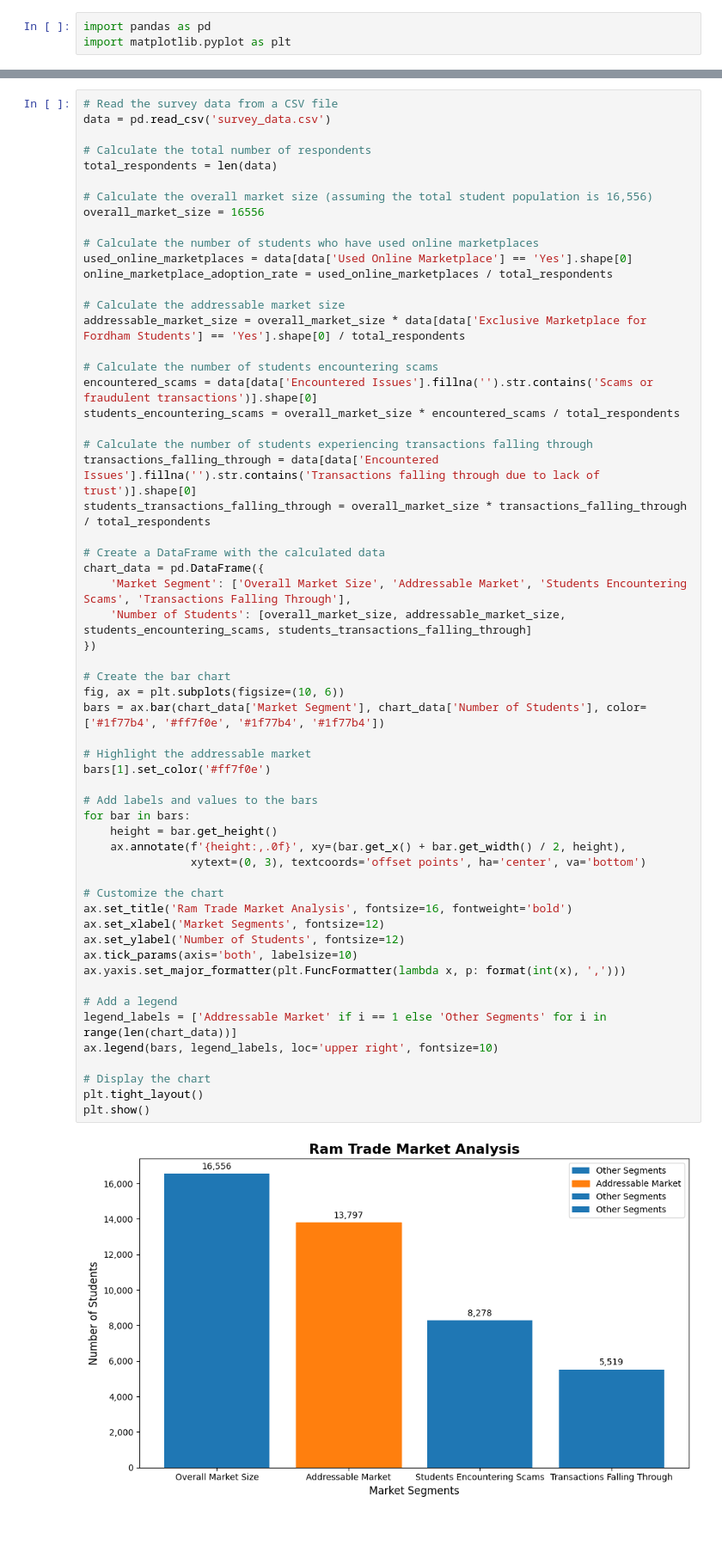
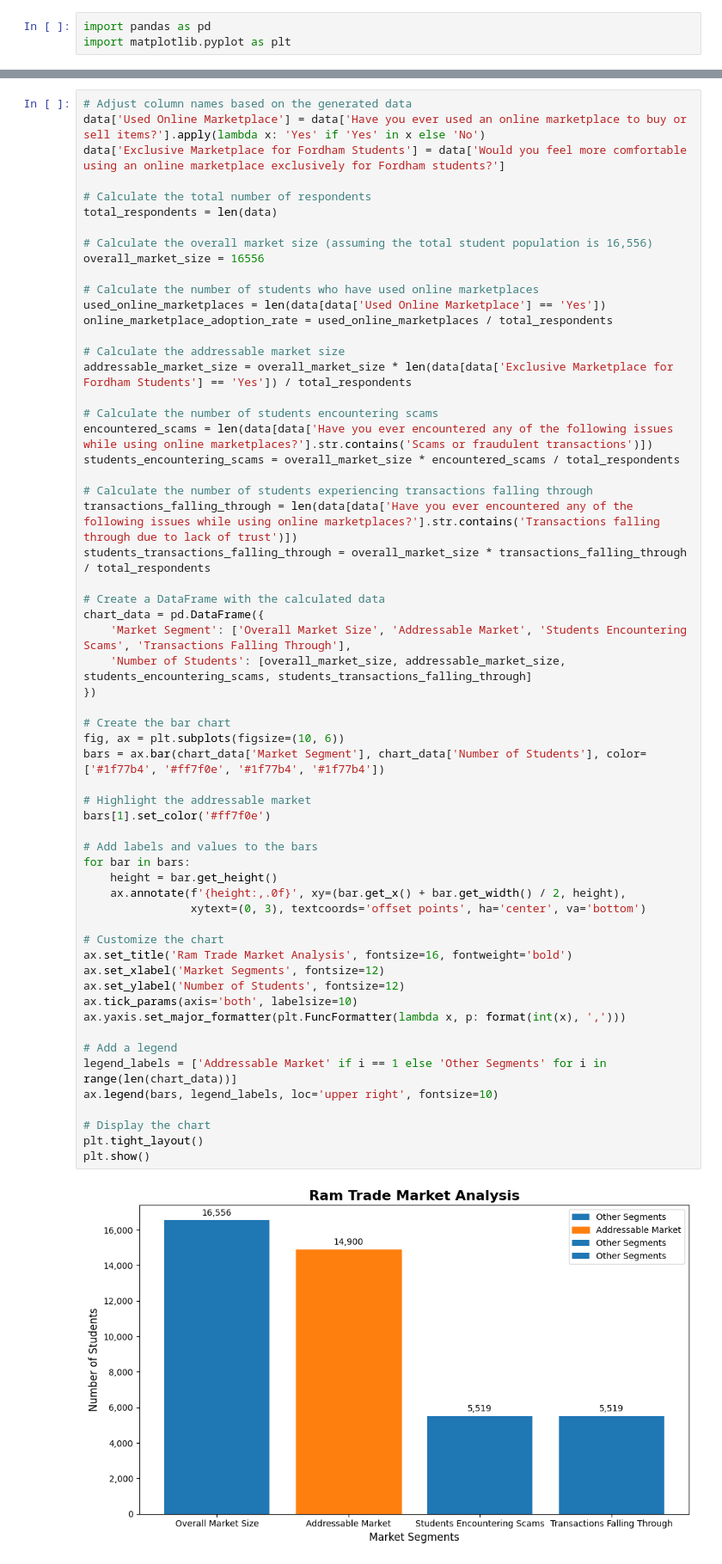
Before and after one commit to bachdumpling/ram_trade, a Jupyter notebook: survey/survey.ipynb, the cells around one changed output, grey strips where cells are left out. Shown at 86% size. Drawn from its saved outputs; the diff is of its cells as text; blank space fills up the shorter version.

```diff
--- a/survey/survey.ipynb
+++ b/survey/survey.ipynb
@@ -4,6 +7,7 @@ import matplotlib.pyplot as plt
 # %%
-# Read the survey data from a CSV file
-data = pd.read_csv('survey_data.csv')
+# Adjust column names based on the generated data
+data['Used Online Marketplace'] = data['Have you ever used an online marketplace to buy or sell items?'].apply(lambda x: 'Yes' if 'Yes' in x else 'No')
+data['Exclusive Marketplace for Fordham Students'] = data['Would you feel more comfortable using an online marketplace exclusively for Fordham students?']
 
 # Calculate the total number of respondents
 total_respondents = len(data)
@@ -12,18 +16,18 @@ total_respondents = len(data)
 overall_market_size = 16556
 
 # Calculate the number of students who have used online marketplaces
-used_online_marketplaces = data[data['Used Online Marketplace'] == 'Yes'].shape[0]
+used_online_marketplaces = len(data[data['Used Online Marketplace'] == 'Yes'])
 online_marketplace_adoption_rate = used_online_marketplaces / total_respondents
 
 # Calculate the addressable market size
-addressable_market_size = overall_market_size * data[data['Exclusive Marketplace for Fordham Students'] == 'Yes'].shape[0] / total_respondents
+addressable_market_size = overall_market_size * len(data[data['Exclusive Marketplace for Fordham Students'] == 'Yes']) / total_respondents
 
 # Calculate the number of students encountering scams
-encountered_scams = data[data['Encountered Issues'].fillna('').str.contains('Scams or fraudulent transactions')].shape[0]
+encountered_scams = len(data[data['Have you ever encountered any of the following issues while using online marketplaces?'].str.contains('Scams or fraudulent transactions')])
 students_encountering_scams = overall_market_size * encountered_scams / total_respondents
 
 # Calculate the number of students experiencing transactions falling through
-transactions_falling_through = data[data['Encountered Issues'].fillna('').str.contains('Transactions falling through due to lack of trust')].shape[0]
+transactions_falling_through = len(data[data['Have you ever encountered any of the following issues while using online marketplaces?'].str.contains('Transactions falling through due to lack of trust')])
 students_transactions_falling_through = overall_market_size * transactions_falling_through / total_respondents
 
 # Create a DataFrame with the calculated data
@@ -33,32 +37,32 @@ chart_data = pd.DataFrame({
 })
 
 # Create the bar chart
 fig, ax = plt.subplots(figsize=(10, 6))
 bars = ax.bar(chart_data['Market Segment'], chart_data['Number of Students'], color=['#1f77b4', '#ff7f0e', '#1f77b4', '#1f77b4'])
 
 # Highlight the addressable market
 bars[1].set_color('#ff7f0e')
 
 # Add labels and values to the bars
 for bar in bars:
     height = bar.get_height()
     ax.annotate(f'{height:,.0f}', xy=(bar.get_x() + bar.get_width() / 2, height),
                 xytext=(0, 3), textcoords='offset points', ha='center', va='bottom')
 
 # Customize the chart
 ax.set_title('Ram Trade Market Analysis', fontsize=16, fontweight='bold')
 ax.set_xlabel('Market Segments', fontsize=12)
 ax.set_ylabel('Number of Students', fontsize=12)
 ax.tick_params(axis='both', labelsize=10)
 ax.yaxis.set_major_formatter(plt.FuncFormatter(lambda x, p: format(int(x), ',')))
 
 # Add a legend
 legend_labels = ['Addressable Market' if i == 1 else 'Other Segments' for i in range(len(chart_data))]
 ax.legend(bars, legend_labels, loc='upper right', fontsize=10)
 
 # Display the chart
 plt.tight_layout()
 plt.show()
 # %% [output]
-[figure, old version]
+[figure, new version]
 # %%
```
Also changed, not shown: parts of 2 cells of this notebook, 1 other file.
